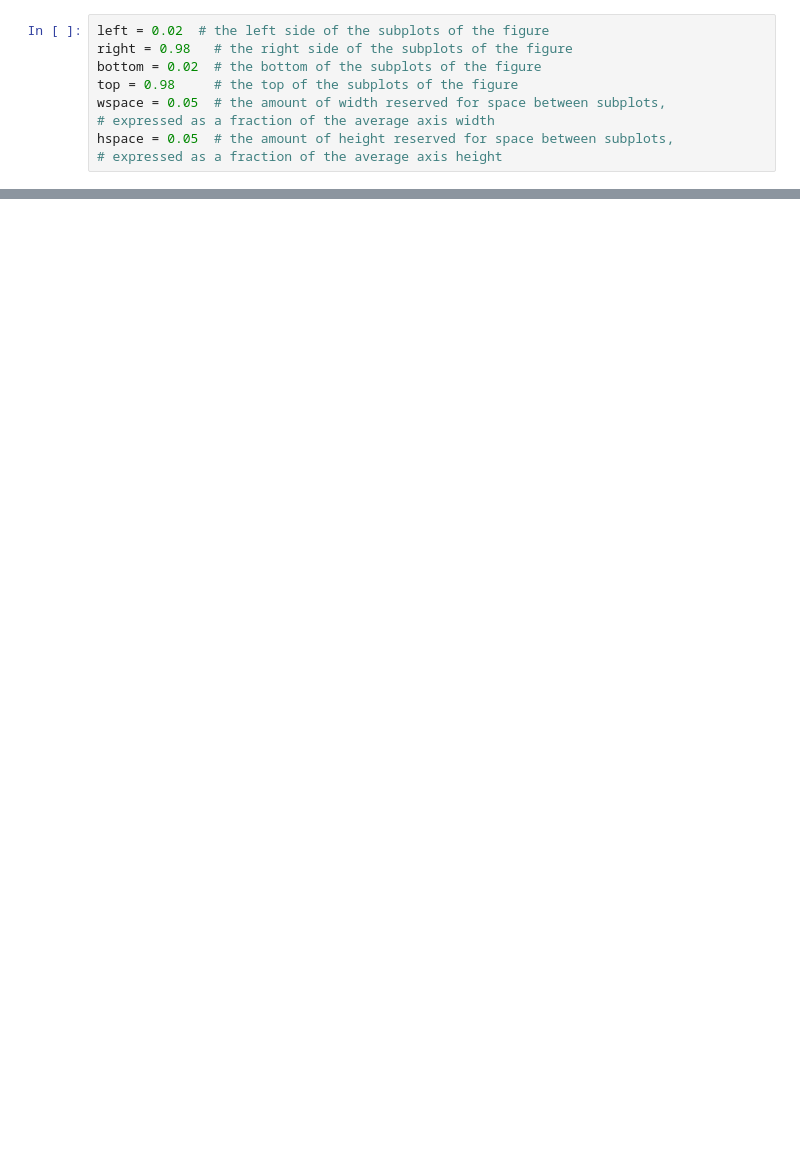
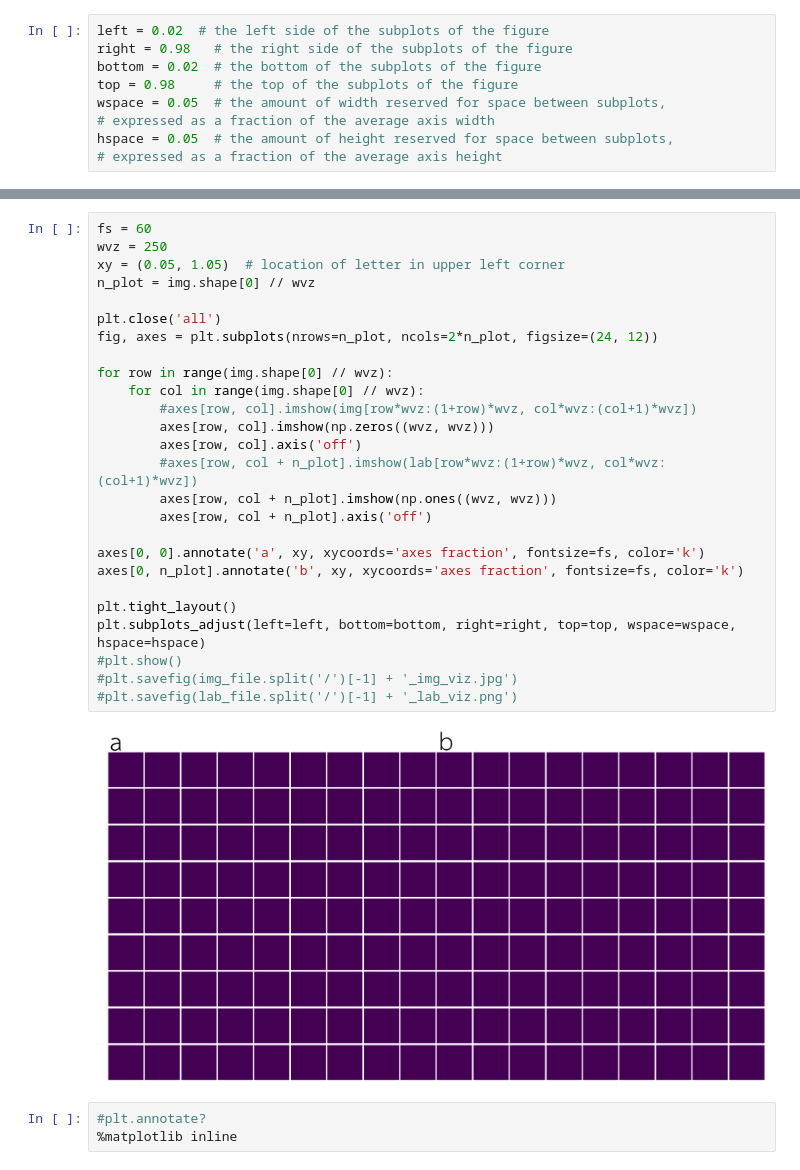
Before and after one commit to AngusG/deep-learning-dreissenid, a Jupyter notebook: labelme/voc-images-and-masks-to-patch.ipynb, the cells around one changed output, grey strips where cells are left out. Cells and saved outputs as stored; diff of their text form; blank space fills up the shorter version.

```diff
--- a/labelme/voc-images-and-masks-to-patch.ipynb
+++ b/labelme/voc-images-and-masks-to-patch.ipynb
@@ -143,0 +165,31 @@ plt.savefig(img_file.split('/')[-1] + '_img_viz.jpg')
+# %%
+fs = 60
+wvz = 250
+xy = (0.05, 1.05)  # location of letter in upper left corner
+n_plot = img.shape[0] // wvz
+
+plt.close('all')
+fig, axes = plt.subplots(nrows=n_plot, ncols=2*n_plot, figsize=(24, 12))
+
+for row in range(img.shape[0] // wvz):
+    for col in range(img.shape[0] // wvz):
+        #axes[row, col].imshow(img[row*wvz:(1+row)*wvz, col*wvz:(col+1)*wvz])
+        axes[row, col].imshow(np.zeros((wvz, wvz)))
+        axes[row, col].axis('off')
+        #axes[row, col + n_plot].imshow(lab[row*wvz:(1+row)*wvz, col*wvz:(col+1)*wvz])
+        axes[row, col + n_plot].imshow(np.ones((wvz, wvz)))
+        axes[row, col + n_plot].axis('off')
+
+axes[0, 0].annotate('a', xy, xycoords='axes fraction', fontsize=fs, color='k')
+axes[0, n_plot].annotate('b', xy, xycoords='axes fraction', fontsize=fs, color='k')
+
+plt.tight_layout()
+plt.subplots_adjust(left=left, bottom=bottom, right=right, top=top, wspace=wspace, hspace=hspace)
+#plt.show()
+#plt.savefig(img_file.split('/')[-1] + '_img_viz.jpg')
+#plt.savefig(lab_file.split('/')[-1] + '_lab_viz.png')
+# %% [output]
+[figure, added]
+# %%
+#plt.annotate?
+%matplotlib inline
```
Also changed, not shown: parts of 8 cells of this notebook.
